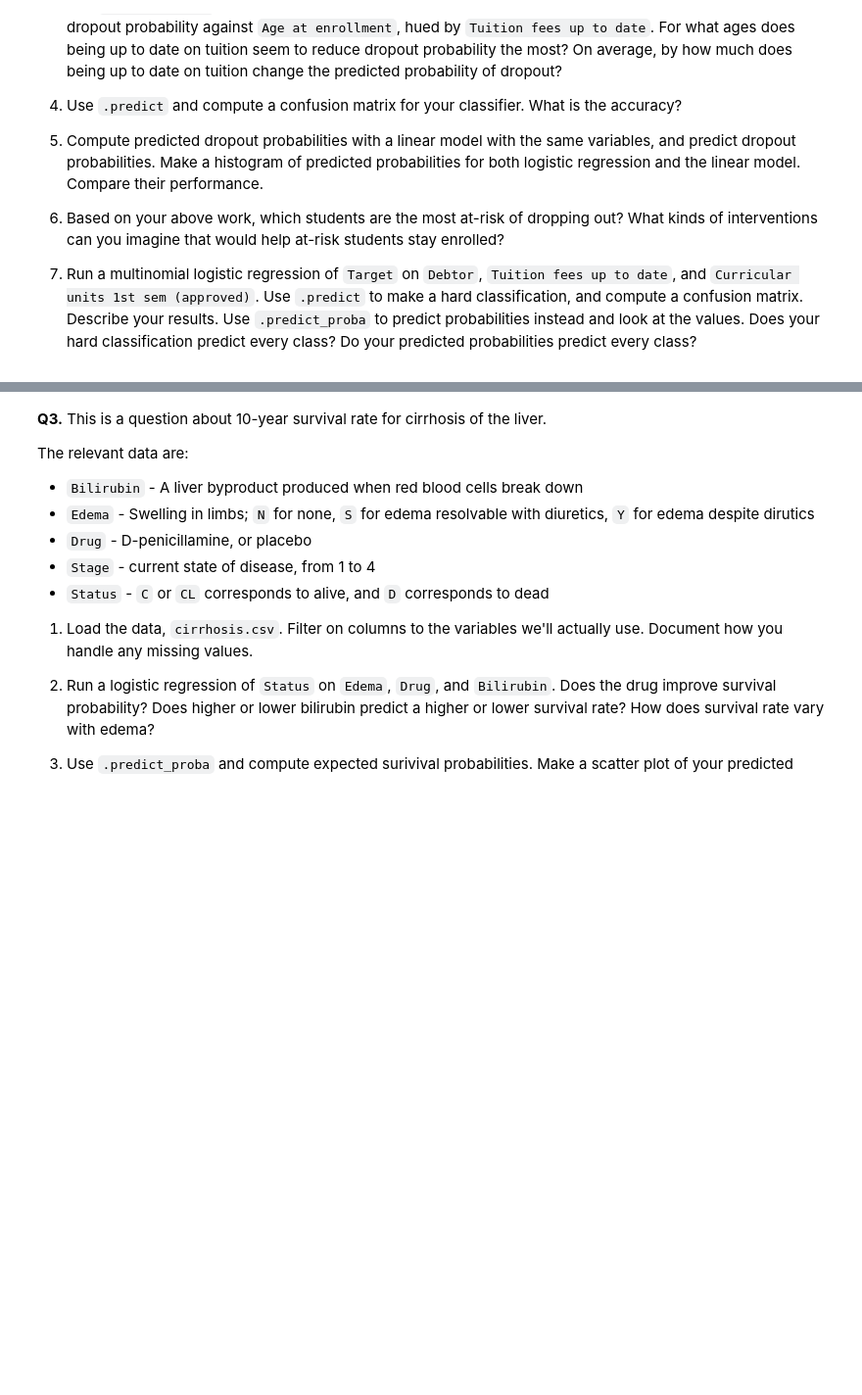
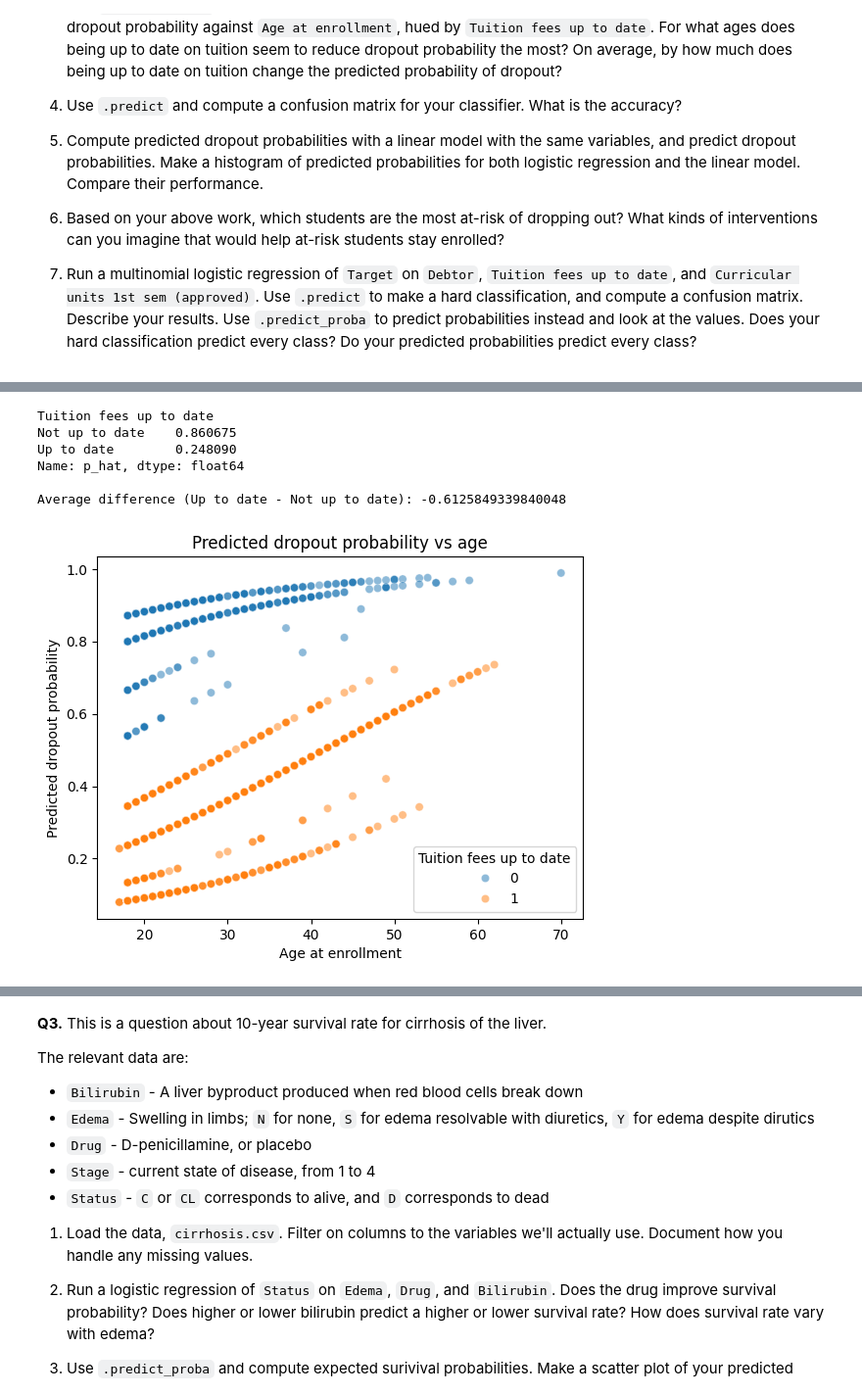
Before and after one commit to anishjagota/undergrad_ml_assignments, a Jupyter notebook: 05_assignment_glm.ipynb, the cells around one changed output, grey strips where cells are left out. Shown at 98% size. Drawn from its saved outputs; the diff is of its cells as text; code cells hidden in the pictures; blank space fills up the shorter version.

```diff
--- a/05_assignment_glm.ipynb
+++ b/05_assignment_glm.ipynb
@@ -56,0 +98,14 @@ The relevant variables are:
+# %%
+#2.2
+X = df[['Debtor', 'Tuition fees up to date', 'Scholarship holder', 'Age at enrollment']]
+y = df['dropout_binary']
+
+logit = LogisticRegression(max_iter=5000)
+logit.fit(X, y)
+
+coef_table = pd.DataFrame({
+    'Variable': X.columns,
+    'Coefficient': logit.coef_[0]
+})
+
+coef_table
@@ -56,0 +120,39 @@ The relevant variables are:
+# %%
+#2.3
+plot_df = df[['Age at enrollment', 'Tuition fees up to date']].copy()
+plot_df['p_hat'] = logit.predict_proba(X)[:, 1]
+
+avg_effect = (
+    plot_df.groupby('Tuition fees up to date')['p_hat']
+    .mean()
+    .rename({0: 'Not up to date', 1: 'Up to date'})
+)
+
+print(avg_effect)
+print('\nAverage difference (Up to date - Not up to date):',
+      avg_effect['Up to date'] - avg_effect['Not up to date'])
+# %% [output]
+Tuition fees up to date
+Not up to date    0.860675
+Up to date        0.248090
+Name: p_hat, dtype: float64
+
+Average difference (Up to date - Not up to date): -0.6125849339840048
+# %%
+import seaborn as sns
+import matplotlib.pyplot as plt
+
+sns.scatterplot(
+    data=plot_df,
+    x='Age at enrollment',
+    y='p_hat',
+    hue='Tuition fees up to date',
+    alpha=0.5
+)
+
+plt.xlabel('Age at enrollment')
+plt.ylabel('Predicted dropout probability')
+plt.title('Predicted dropout probability vs age')
+plt.show()
+# %% [output]
+[figure, added]
```
Also changed, not shown: parts of 25 cells of this notebook.
